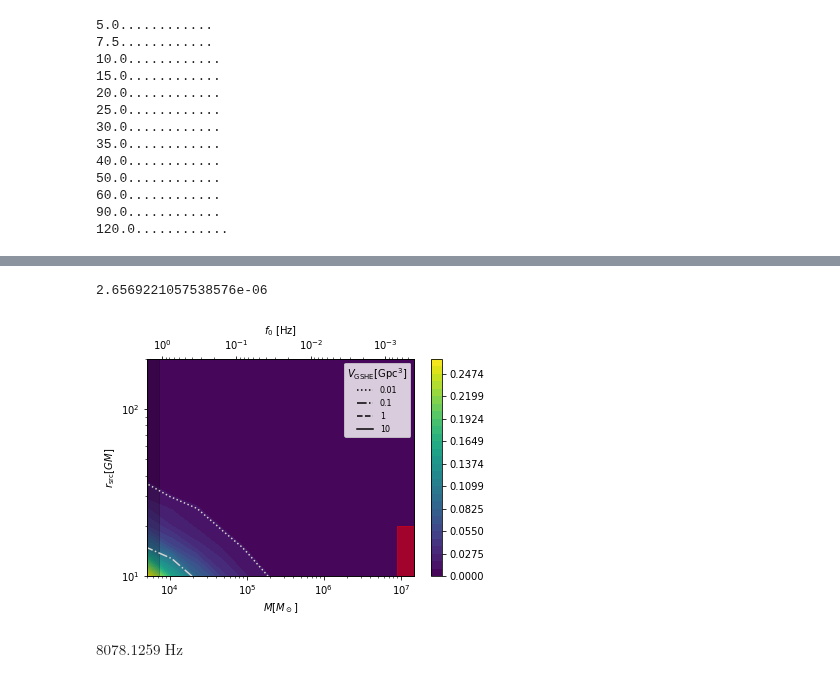
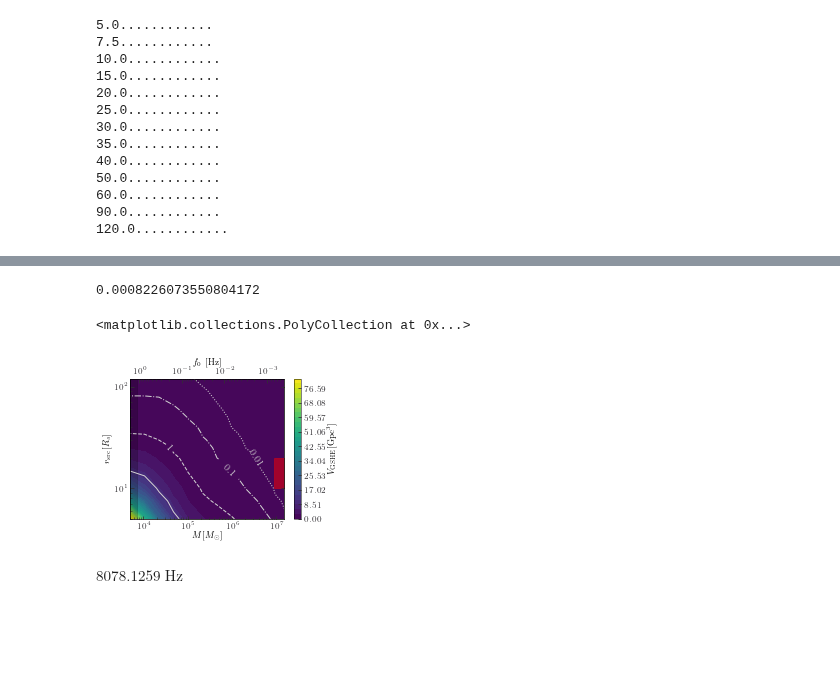
Before and after one commit to Richard-Sti/GSHE_public, a Jupyter notebook: scripts/prospective_constraints.ipynb, the cells around one changed output, grey strips where cells are left out. Drawn from its saved outputs; the diff is of its cells as text; code cells hidden in the pictures; blank space fills up the shorter version.

```diff
--- a/scripts/prospective_constraints.ipynb
+++ b/scripts/prospective_constraints.ipynb
@@ -7,10 +7,13 @@ import matplotlib.pyplot as plt
 
 import sys
 sys.path.insert(0,'../GSHEWaveform/')
+sys.path.insert(0,'../')
 
 import forecast as fc
 
 from importlib import reload
+
+plt.style.use("../plot_style.txt")
 # %%
 def latex_exp(x, exp_min = (0,0),ndec=2):
     if x == 0:
@@ -75,7 +78,7 @@ np.median(dat), np.mean(dat)
 # %%
 #Load the data (computed in )
 
-case = '5_all'
+case = '5'
 
 data_dict = np.load("../data/Ups_obs_mu_min_%s.npy"%case, allow_pickle=True).item()
 betalims = data_dict["betalims"]
@@ -86,15 +89,23 @@ import matplotlib.colors as colors
 
 ups_obs_arr = np.array(ups_obs_arr)
 
+# ups_obs_arr = ups_obs_arr[ups_obs_arr>1e-3]
 
 fig, ax = plt.subplots()
 lines = []
 
-mu_min_norm = colors.LogNorm(vmin=min(mu_min_arr), vmax=max(mu_min_arr))
+indices = np.argwhere(mu_min_arr>1e-3).flatten()
+mu_min_this = mu_min_arr[indices]
+
+mu_min_norm = colors.LogNorm(vmin=min(mu_min_this), vmax=max(mu_min_this))
 cbar = fig.colorbar(plt.cm.ScalarMappable(norm=mu_min_norm, cmap='viridis'), ax=ax)
 cmap = plt.cm.get_cmap('viridis')
 
-for i, mu_min in enumerate(mu_min_arr):
+for i in indices: #,
+    print(i,end=' ')
+# for i,  mu_min in enumerate(mu_min_this):
+#     print(i,end=' ')
+    mu_min = mu_min_arr[i]
     line, = ax.loglog(betalims, ups_obs_arr[i, :], c=cmap(mu_min_norm(mu_min)))
     lines.append(line)
 
@@ -423,7 +435,7 @@ reload(fc)
 # %% [output]
 <module 'forecast' from '/home/miguel/code/GSHE/scripts/../GSHEWaveform/forecast.py'>
 # %%
-case_name = '10_all'
+case_name = '5_all'
 fc.load_data('Ups_obs_mu_min_%s.npy'%case_name)
 # %%
 cases = {'L-8-4': ['LIGO', 8, 60, 1e4, 30],
@@ -697,63 +810,71 @@ import astropy.constants as c
 
 fig, ax =  plt.subplots()
 
-var = GSHE_vol
+experiment = 'ET'
+var = GSHE_ET['GSHE_vol [Gpc^3]']
+masses = GSHE_ET['M [M_sun]']
+rsrcs = GSHE_ET['r_src (r_s)']
 
 minimum = max(var[var>0].min(),1e-5*var.max())
 print(minimum)
 levels = np.linspace(var.min(),var.max(),30)
 # norm=colors.LogNorm(vmin=minimum, vmax=var.max())
 
-con = ax.contourf(masses,2*rsrcs,(var),levels)#,rasterized=True)#, norm = LogNorm()) #locator=ticker.LogLocator(),)#,norm=norm)
-c2 = ax.contour(masses,2*rsrcs,var,[0.01,0.1,1,10],colors='lightgray',linestyles=[':','-.','--','-'])
+con = ax.contourf(masses,rsrcs,(var),levels)#,rasterized=True)#, norm = LogNorm()) #locator=ticker.LogLocator(),)#,norm=norm)
+c2 = ax.contour(masses,rsrcs,var,[0.01,0.1,1,10],colors='lightgray',linestyles=[':','-.','--','-'])
 
-# ax.clabel(c2, c2.levels, inline=True, fontsize=10,fmt='%g')
+ax.clabel(c2, c2.levels, inline=True, fontsize=10, fmt='%g', use_clabeltext=True, inline_spacing=0)
 
-for v,s in zip([0.01,0.1,1,10],[':','-.','--','-']):
-    ax.plot([],s,c='k',label='%g'%v)
+# for v,s in zip([0.01,0.1,1,10],[':','-.','--','-']):
+#     ax.plot([],s,c='k',label='%g'%v)
 
 
-fig.colorbar(con,norm=LogNorm(),extend='max')
+fig.colorbar(con,norm=LogNorm(),extend='max',label=r'$V_{\rm GSHE} [{\rm Gpc}^3]$')
 
 ax.set_xlim(5e3,1.5e7)
-ax.set_ylim(1e1,200)
-ax.legend(loc='upper right',title=r'$V_{\rm GSHE} [{\rm Gpc}^3]$',fontsize=8)
+ax.set_ylim(5,120)
+
 
 ax.set_xscale('log')
 ax.set_yscale('log')
 ax.set_xlabel(r'$M [M_\odot]$')
-ax.set_ylabel(r'$r_{\rm src} [GM]$')
+ax.set_ylabel(r'$r_{\rm src} [R_s]$')
 
 # ax.annotate(' last\n migration\n trap',(5e6,12),(1.3e6,25),color='white',
 #              arrowprops=dict(
 #                     arrowstyle='->', #connectionstyle="arc3,rad=-0.05",
 #                     color="w", shrinkA=5, shrinkB=5,
 #                 )
 #             )
 
 factor = 1/(8*np.pi*u.Hz*u.Msun*c.G/c.c**3).decompose()
 
 ax2 = ax.twiny()
 ax2.semilogx(factor/masses,0*masses)
 ax2.set_xlim(factor/masses.min(),factor/masses.max())
 ax2.set_xlabel(r'$f_{0}$ [Hz]')
 
 newmasses = np.logspace(3.5,8,100)
 ax.fill_between(newmasses[newmasses>9e6],10,20,color='red',alpha=0.5)
 
 ax.fill_between(newmasses[factor/newmasses>1],1,1e3,color='black',alpha=0.2)
 # ax.text(1e7,10,'last migration trap',rotation=90)
 
+# legend = ax.legend(loc='upper right',title=r'$V_{\rm GSHE} [{\rm Gpc}^3]$' ,fontsize=10, facecolor='white', framealpha=0.99)
+# frame = legend.get_frame()
+# frame.set_facecolor('white')
+
 # t = ax.text(1.3e7, 15, " Last\n Migration\n Trap",
 #             ha="center", va="center", rotation=90, size=10,
 #             bbox=dict(boxstyle="round,pad=0.4", #round,rarrow
 #                       fc="lightblue", ec="steelblue", lw=2))
 
-plt.savefig('../plots/GSHE_volume_%s.pdf'%experiment,bbox_inches='tight')
-plt.savefig('../plots/GSHE_volume_%s.png'%experiment,bbox_inches='tight')
+# plt.savefig('../plots/GSHE_volume_%s.pdf'%experiment,bbox_inches='tight')
+# plt.savefig('../plots/GSHE_volume_%s.png'%experiment,bbox_inches='tight')
 # %% [output]
-2.6569221057538576e-06
+0.0008226073550804172
+<matplotlib.collections.PolyCollection at 0x...>
-[figure, old version]
+[figure, new version]
 # %%
 (1/(8*np.pi*u.Msun*c.G/c.c**3)).to(u.Hz)
 # %% [output]
```
Also changed, not shown: parts of 16 cells of this notebook, 2 other files.
